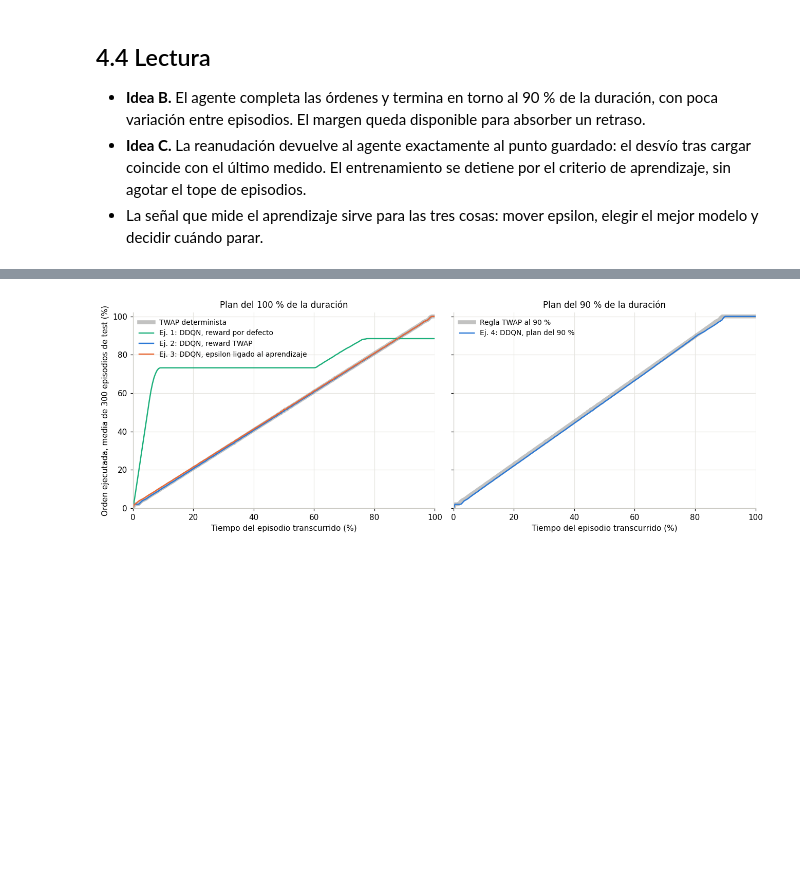
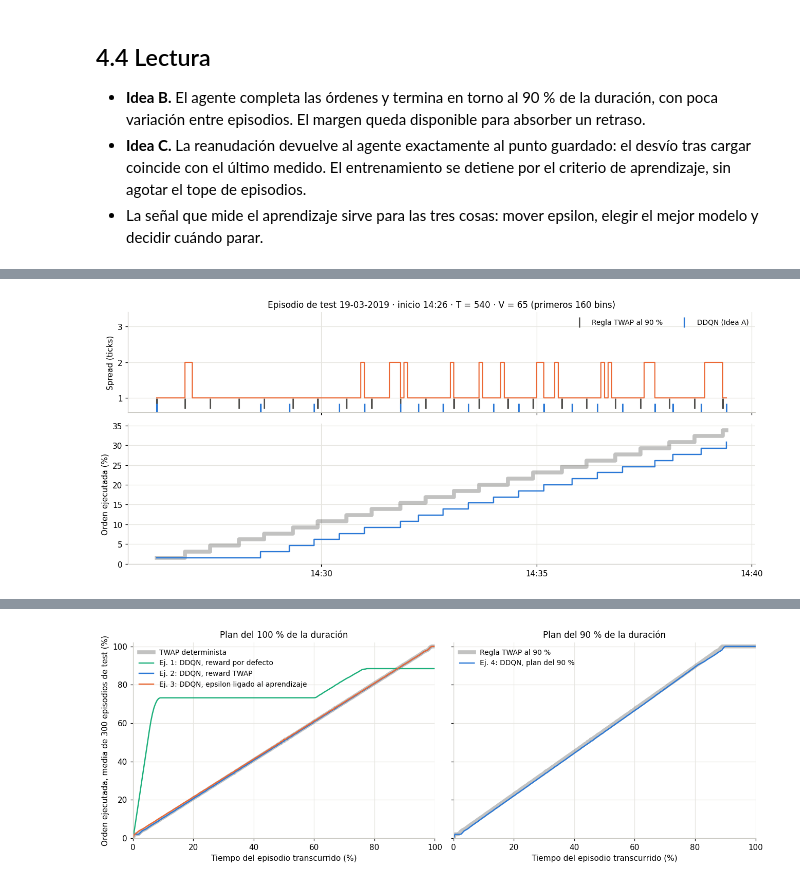
Before and after one commit to eglezarr/ddqn-slicer, a Jupyter notebook: workshop/execution_lab_entrega.ipynb, the cells around one changed output, grey strips where cells are left out. Drawn from its saved outputs; the diff is of its cells as text; code cells hidden in the pictures; blank space fills up the shorter version.

```diff
--- a/workshop/execution_lab_entrega.ipynb
+++ b/workshop/execution_lab_entrega.ipynb
@@ -1376,0 +1857,21 @@ plot_schedules(episodes_test, "DDQN (Ejercicio 4)", buys4, "Regla TWAP al 90 %",
+# %%
+# Zoom sobre un episodio de test: spread de cada bin y compras de la regla TWAP y del DDQN
+i, w0, w1 = 0, 0, 160
+e = episodes_test_A[i]
+t_ax = e["index"][w0:w1]
+fig, axes = plt.subplots(2, 1, figsize=(12, 5.2), sharex=True, gridspec_kw={"height_ratios": [1, 1.4]})
+axes[0].step(t_ax, e["ticks"][w0:w1], where="post", color=COLOR["alt"], lw=1.4)
+axes[0].set(ylabel="Spread (ticks)", yticks=[1, 2, 3], ylim=(0.6, 3.4),
+            title=f"Episodio de test {e['index'][0]:%d-%m-%Y} · inicio {e['index'][0]:%H:%M} · T = {e['T']} · V = {e['V']} (primeros {w1} bins)")
+for nombre, color, yoff in [("Regla TWAP al 90 %", COLOR["twap"], 0.85), ("DDQN (Idea A)", COLOR["ddqn"], 0.7)]:
+    b = metodos_A[nombre][i, w0:w1]
+    axes[0].scatter(t_ax[b], np.full(b.sum(), yoff), marker="|", s=160, color=color, label=nombre)
+    axes[1].step(t_ax, metodos_A[nombre][i, :w1].cumsum()[w0:w1] / e["V"] * 100, where="post", color=color,
+                 lw=5 if "TWAP" in nombre else 1.6, alpha=0.35 if "TWAP" in nombre else 1, label=nombre)
+axes[0].legend(loc="upper right", ncol=2, fontsize=9)
+axes[1].set(ylabel="Orden ejecutada (%)")
+axes[1].xaxis.set_major_formatter(mdates.DateFormatter("%H:%M"))
+plt.tight_layout()
+plt.show()
+# %% [output]
+[figure, added]
```
Also changed, not shown: parts of 22 cells of this notebook.
